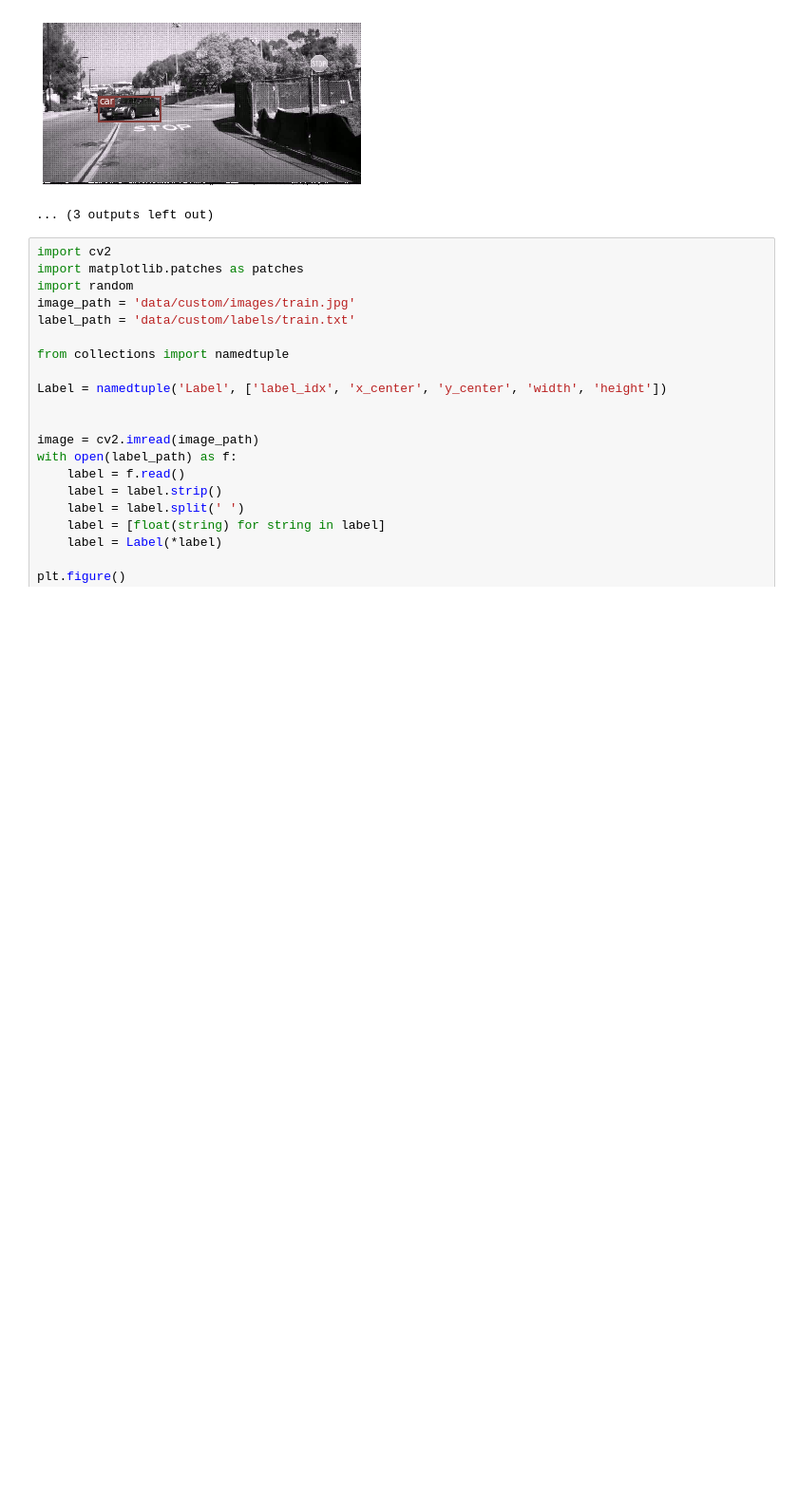
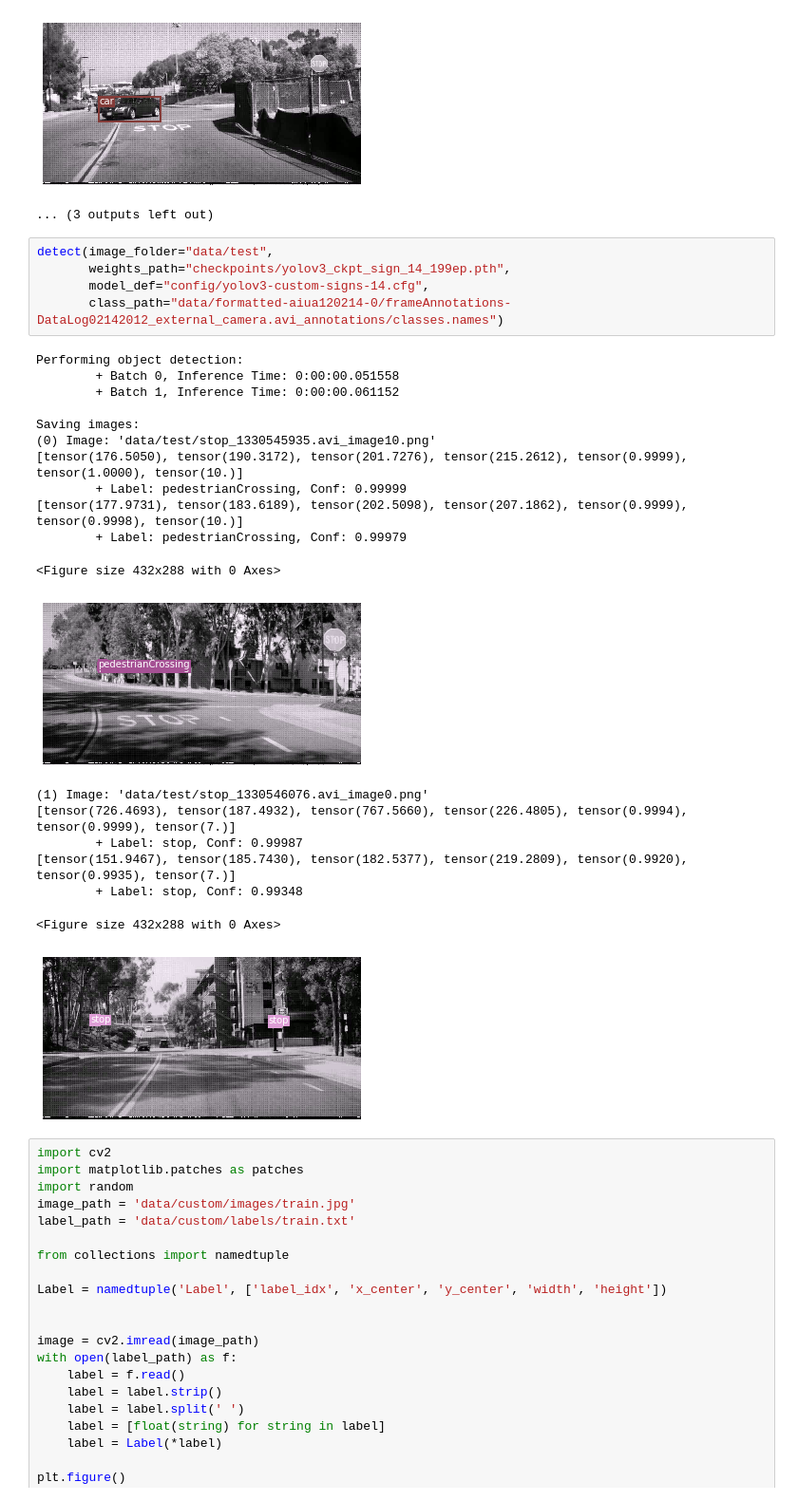
Before and after one commit to simonfong6/action-detection, a Jupyter notebook: YOLOv3/Test Detector.ipynb, the cells around one changed output. Shown at 95% size. Drawn from its saved outputs; the diff is of its cells as text; blank space fills up the shorter version.

```diff
--- a/YOLOv3/Test Detector.ipynb
+++ b/YOLOv3/Test Detector.ipynb
@@ -73,6 +70,31 @@ Saving images:
 <Figure size 432x288 with 0 Axes>
 [figure]
 ... (3 outputs left out)
+# %%
+detect(image_folder="data/test",
+       weights_path="checkpoints/yolov3_ckpt_sign_14_199ep.pth",
+       model_def="config/yolov3-custom-signs-14.cfg",
+       class_path="data/formatted-aiua120214-0/frameAnnotations-DataLog02142012_external_camera.avi_annotations/classes.names")
+# %% [output]
+Performing object detection:
+        + Batch 0, Inference Time: 0:00:00.051558
+        + Batch 1, Inference Time: 0:00:00.061152
+
+Saving images:
+(0) Image: 'data/test/stop_1330545935.avi_image10.png'
+[tensor(176.5050), tensor(190.3172), tensor(201.7276), tensor(215.2612), tensor(0.9999), tensor(1.0000), tensor(10.)]
+        + Label: pedestrianCrossing, Conf: 0.99999
+[tensor(177.9731), tensor(183.6189), tensor(202.5098), tensor(207.1862), tensor(0.9999), tensor(0.9998), tensor(10.)]
+        + Label: pedestrianCrossing, Conf: 0.99979
+<Figure size 432x288 with 0 Axes>
+[figure, added]
+(1) Image: 'data/test/stop_1330546076.avi_image0.png'
+[tensor(726.4693), tensor(187.4932), tensor(767.5660), tensor(226.4805), tensor(0.9994), tensor(0.9999), tensor(7.)]
+        + Label: stop, Conf: 0.99987
+[tensor(151.9467), tensor(185.7430), tensor(182.5377), tensor(219.2809), tensor(0.9920), tensor(0.9935), tensor(7.)]
+        + Label: stop, Conf: 0.99348
+<Figure size 432x288 with 0 Axes>
+[figure, added]
 # %%
 import cv2
 import matplotlib.patches as patches
```
Also changed, not shown: parts of 2 cells of this notebook, 1 other file.
